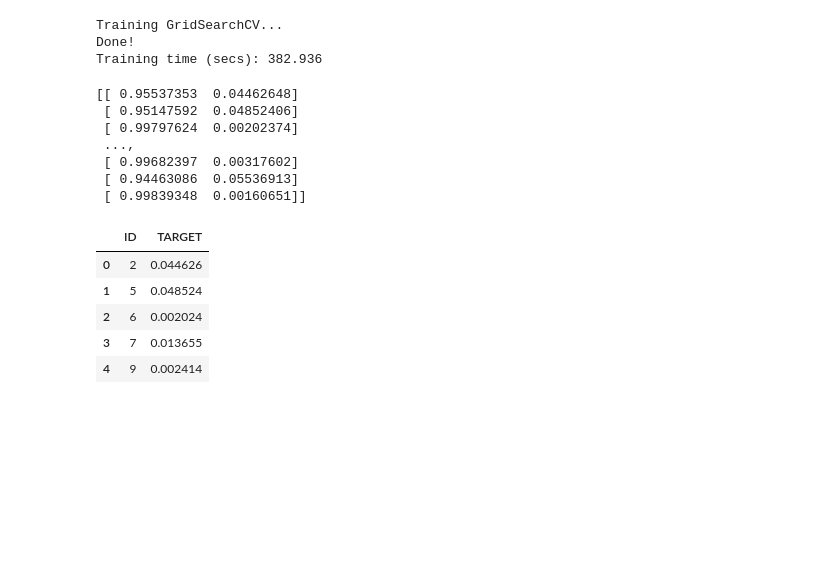
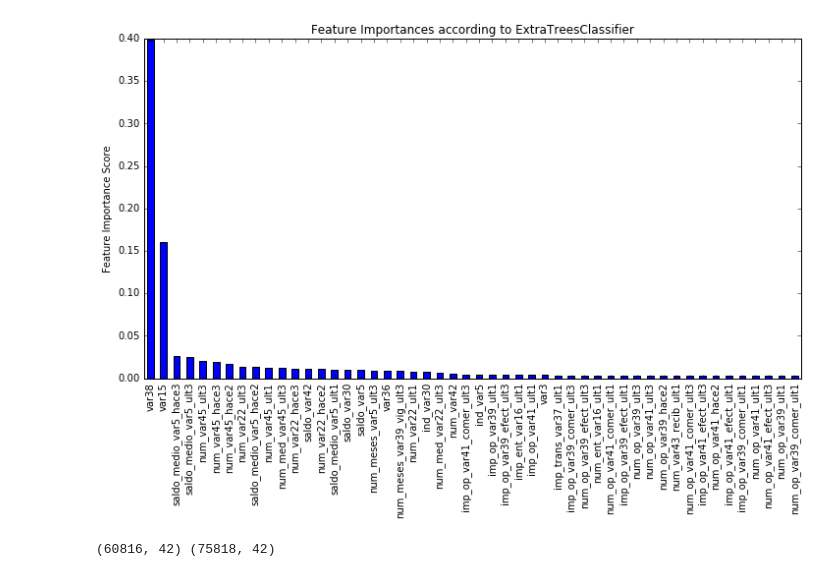
Before and after one commit to Infinite88/Santander-Customer-Satisfaction, a Jupyter notebook: Santander Customer Satisfaction/Customer Satisfaction.ipynb, the cells around one changed output. Drawn from its saved outputs; the diff is of its cells as text; code cells hidden in the pictures; blank space fills up the shorter version.

```diff
--- a/Santander Customer Satisfaction/Customer Satisfaction.ipynb
+++ b/Santander Customer Satisfaction/Customer Satisfaction.ipynb
@@ -256,10 +68,0 @@ gsearch1.grid_scores_, gsearch1.best_params_, gsearch1.best_score_
-# %%
-param_test2 = {
- 'gamma':[i/10.0 for i in range(0,11)]
-}
-gsearch2 = GridSearchCV(estimator = XGBClassifier(max_depth=4, min_child_weight=9, objective= 'binary:logistic'),
- param_grid = param_test2, scoring='roc_auc', cv=10)
-
-gsearch2.fit(X_train, y_train)
-
-gsearch2.grid_scores_, gsearch2.best_params_, gsearch2.best_score_
@@ -425,13 +68,0 @@ gsearch9.grid_scores_, gsearch9.best_params_, gsearch9.best_score_
-# %%
-param_test10 = {
- 'seed':[i for i in range(90,111)]
-}
-
-gsearch10 = GridSearchCV(estimator = XGBClassifier(max_depth=4,min_child_weight=9, gamma=0.5, subsample=0.8,
-                                                  colsample_bytree=0.6, reg_alpha=1e-05, learning_rate=0.1,
-                                                 nthread=0, n_estimators=88,objective= 'binary:logistic'),
-                        param_grid = param_test10, scoring='roc_auc', cv=10 )
-
-gsearch10.fit(X_train, y_train)
-
-gsearch10.grid_scores_, gsearch10.best_params_, gsearch10.best_score_
@@ -461,17 +68,0 @@ bestXGB = GridSearchCV(estimator = XGBClassifier(max_depth=4,min_child_weight=9,
-# %%
-xgb = trainModel(bestXGB, X_train, y_train)
-# %% [output]
-Training GridSearchCV...
-Done!
-Training time (secs): 382.936
-# %%
-probs = xgb.predict_proba(test)
-print(probs)
-# %% [output]
-[[ 0.95537353  0.04462648]
- [ 0.95147592  0.04852406]
- [ 0.99797624  0.00202374]
- ...,
- [ 0.99682397  0.00317602]
- [ 0.94463086  0.05536913]
- [ 0.99839348  0.00160651]]
@@ -480,9 +68,0 @@ submission = pd.DataFrame({"ID":test_id, "TARGET": probs[:,1]})
-# %%
-submission.head()
-# %% [output]
-|  | ID | TARGET |
-| 0 | 2 | 0.044626 |
-| 1 | 5 | 0.048524 |
-| 2 | 6 | 0.002024 |
-| 3 | 7 | 0.013655 |
-| 4 | 9 | 0.002414 |
@@ -490,0 +69,25 @@ submission.to_csv("submission.csv", index=False)
+# %%
+X_train, X_test, y_train, y_test = train_test_split(X_train, y_train, test_size=0.20)
+# %%
+featureSelect_clf = ExtraTreesClassifier(random_state=1729)
+selector = featureSelect_clf.fit(X_train, y_train)
+
+# plot most important features
+feat_imp = pd.Series(featureSelect_clf.feature_importances_, index = X_train.columns.values).sort_values(ascending=False)
+feat_imp[:50].plot(kind='bar', title='Feature Importances according to ExtraTreesClassifier', figsize=(12, 8))
+plt.ylabel('Feature Importance Score')
+plt.subplots_adjust(bottom=0.3)
+plt.savefig('feature_imporatnce.png')
+plt.show()
+
+# Transforms data to the most important features
+featImports = SelectFromModel(selector, prefit=True)
+
+X_train = featImports.transform(X_train)
+X_test = featImports.transform(X_test)
+test = featImports.transform(test)
+
+print(X_train.shape, test.shape)
+# %% [output]
+[figure, added]
+(60816, 42) (75818, 42)
```
Also changed, not shown: parts of 52 cells of this notebook, 5 other files.
